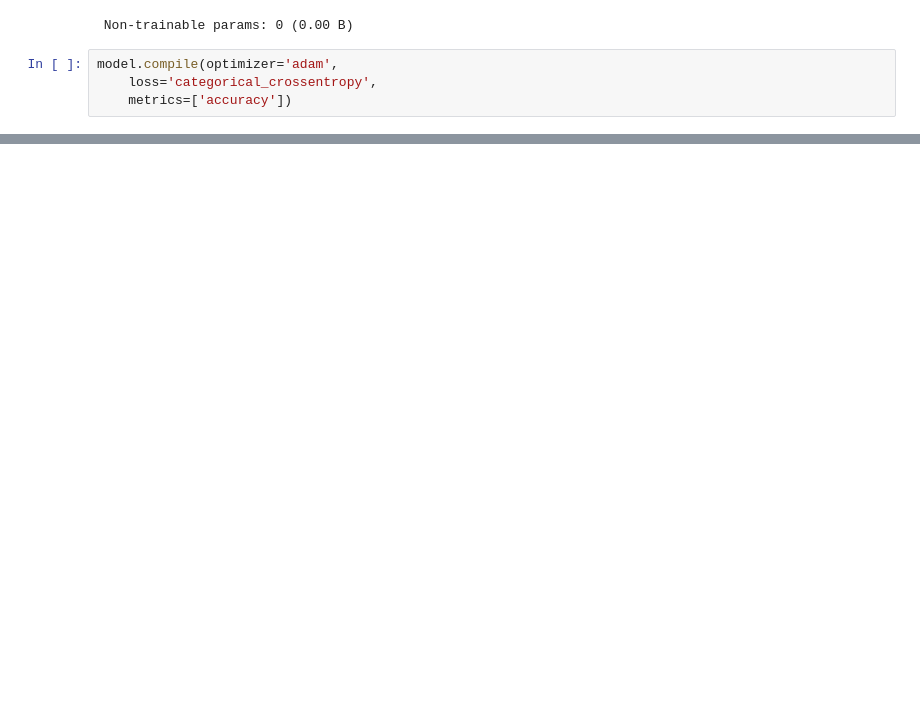
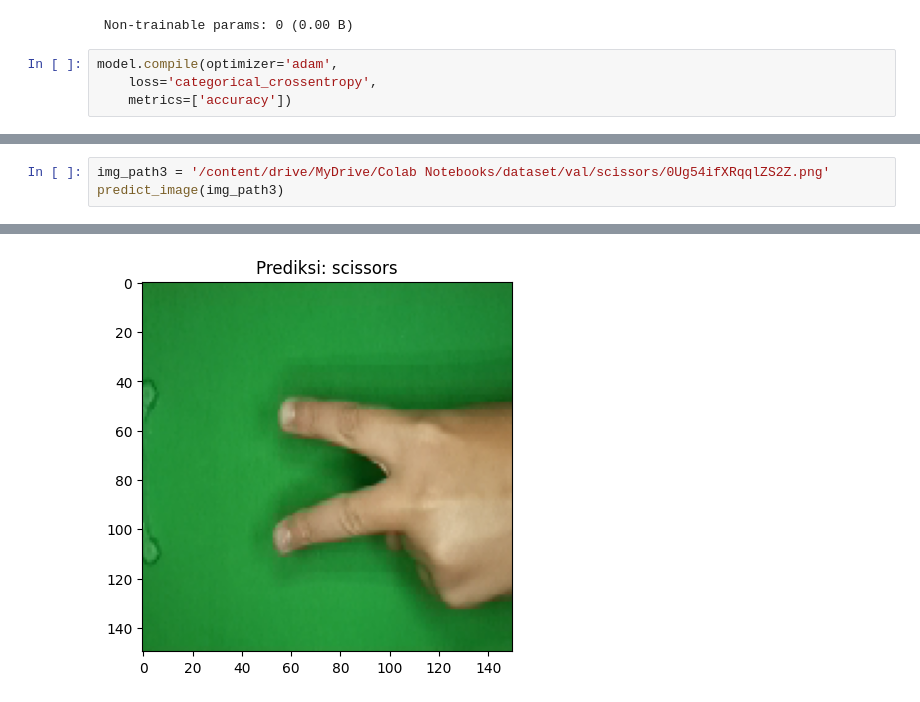
Before and after one commit to widiarrohman1234/widiarrohman1234.github.io, a Jupyter notebook: Artificial_Intelligence/program_application/Tugas_Akhir_Dicoding_ML_Pemula_Gunting_Batu_Kertas.ipynb, the cells around one changed output, grey strips where cells are left out. Saved outputs shown, nothing was run; the diff lists cells and outputs as text; blank space fills up the shorter version.

```diff
--- a/Artificial_Intelligence/program_application/Tugas_Akhir_Dicoding_ML_Pemula_Gunting_Batu_Kertas.ipynb
+++ b/Artificial_Intelligence/program_application/Tugas_Akhir_Dicoding_ML_Pemula_Gunting_Batu_Kertas.ipynb
@@ -255,0 +230,4 @@ Email: widiarrohman1234@gmail.com
+# %%
+img_path3 = '/content/drive/MyDrive/Colab Notebooks/dataset/val/scissors/0Ug54ifXRqqlZS2Z.png'
+predict_image(img_path3)
+# %% [output]
@@ -255,0 +236 @@ Email: widiarrohman1234@gmail.com
+[figure, added]
```
Also changed, not shown: parts of 17 cells of this notebook, 1 other file.
